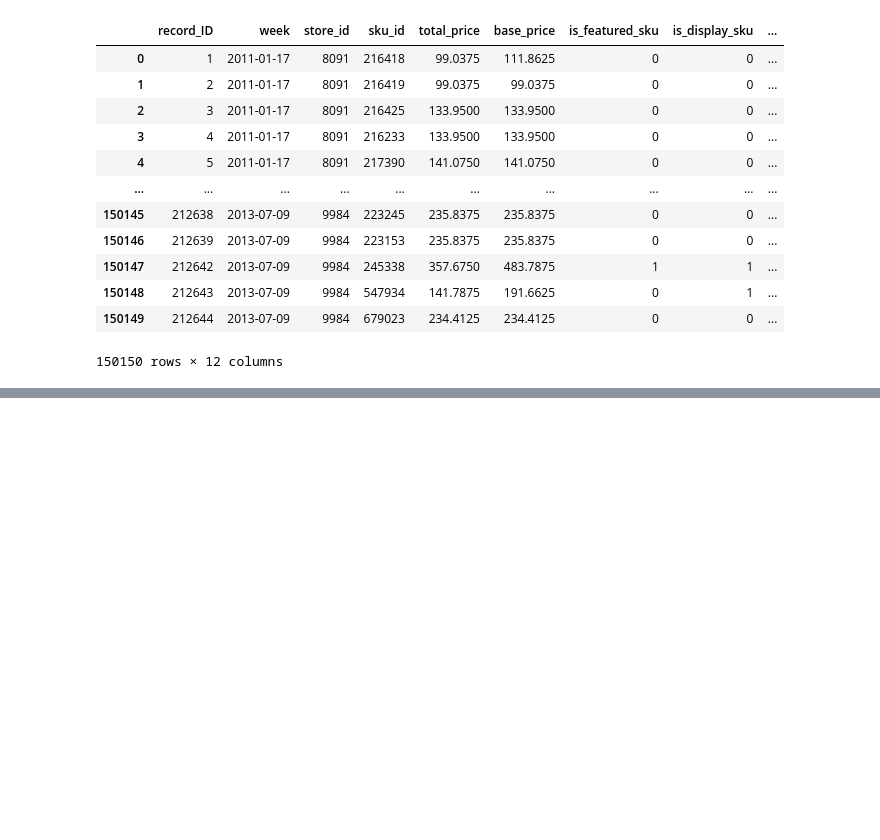
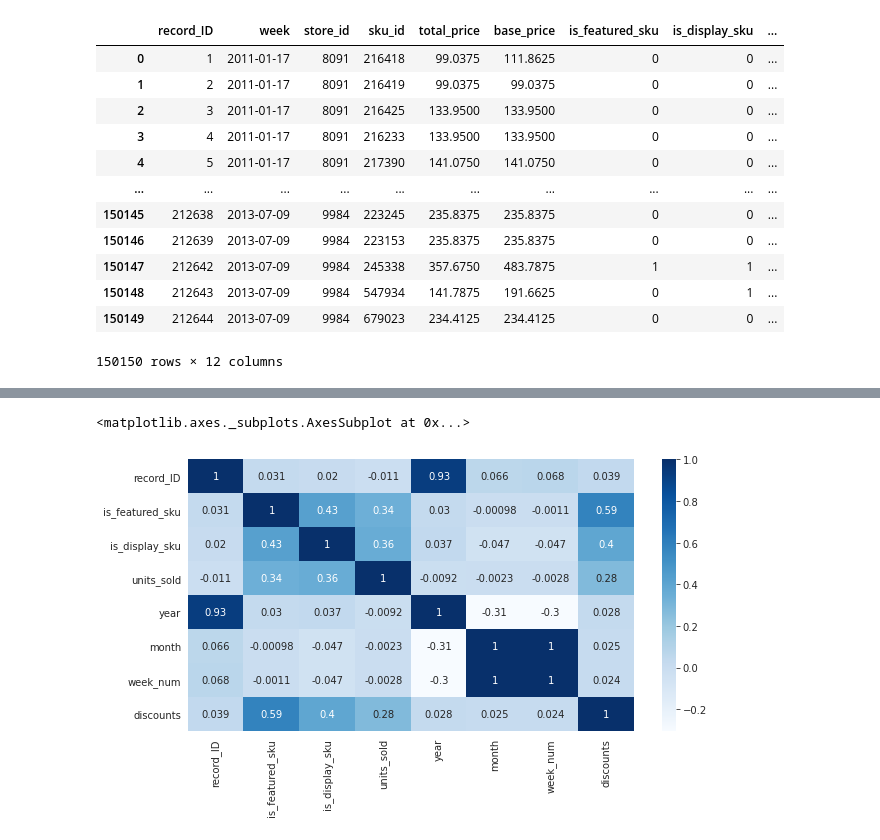
Before and after one commit to sridharsakkari/Demand-Forecasting, a Jupyter notebook: Demand_Forecasting.ipynb, the cells around one changed output, grey strips where cells are left out. Saved outputs shown, nothing was run; the diff lists cells and outputs as text; code cells hidden in the pictures; blank space fills up the shorter version.

```diff
--- a/Demand_Forecasting.ipynb
+++ b/Demand_Forecasting.ipynb
@@ -370,3 +398,7 @@ train_data
 | 150148 | 212643 | 2013-07-09 | 9984 | 547934 | 141.7875 | 191.6625 | 0 | 1 | ... |
 | 150149 | 212644 | 2013-07-09 | 9984 | 679023 | 234.4125 | 234.4125 | 0 | 0 | ... |
 150150 rows × 12 columns
+# %%
+train_data_new = train_data.drop(['store_id','sku_id'],axis = 1,inplace=False)
+train_data_new['discounts'] = train_data['base_price'] - train_data['total_price']
+train_data_new.drop(['base_price','total_price'],axis = 1,inplace =True)
@@ -372,0 +424,6 @@ train_data
+# %%
+plt.rcParams['figure.figsize'] = (10,5)
+sns.heatmap(train_data_new.corr(), annot=True,cmap = 'Blues')
+# %% [output]
+<matplotlib.axes._subplots.AxesSubplot at 0x...>
+[figure, added]
```
Also changed, not shown: parts of 39 cells of this notebook.
